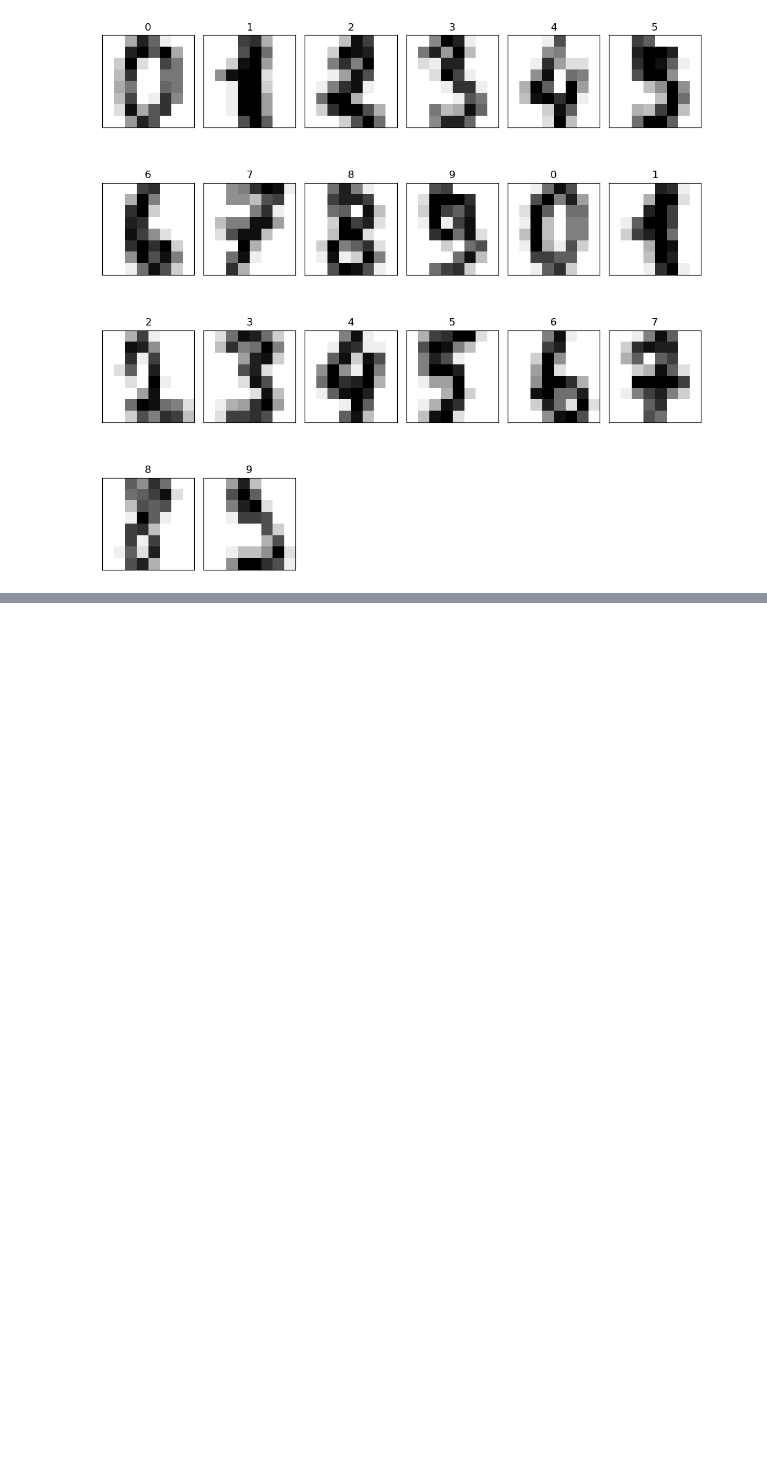
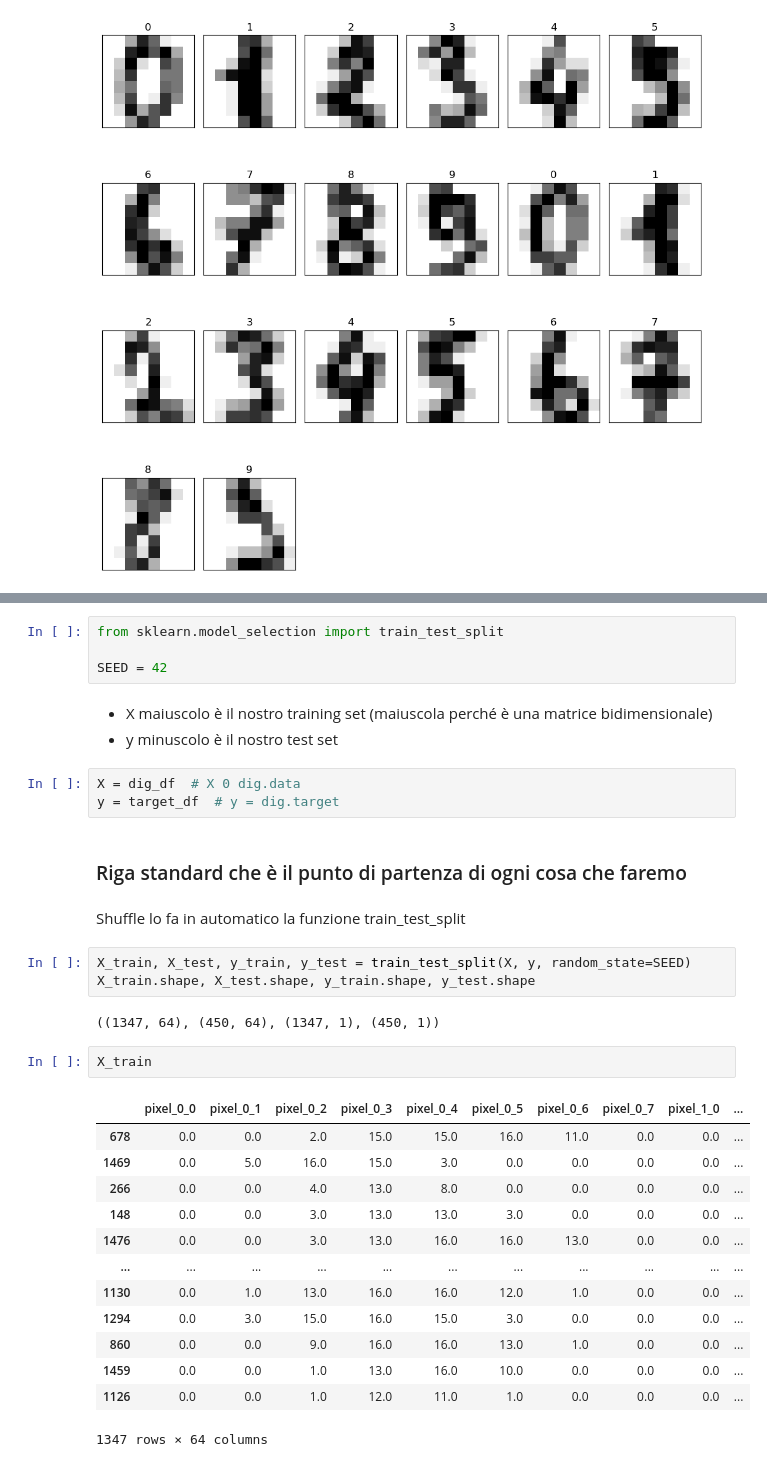
Before and after one commit to SBino01/AI_DS-first_project, a Jupyter notebook: Lezione4/mnist.ipynb, the cells around one changed output, grey strips where cells are left out. Saved outputs shown, nothing was run; the diff lists cells and outputs as text; blank space fills up the shorter version.

```diff
--- a/Lezione4/mnist.ipynb
+++ b/Lezione4/mnist.ipynb
@@ -156,0 +323,35 @@ show_multiple_img(dig.images[0:20], dig.target[0:20])
+# %%
+from sklearn.model_selection import train_test_split
+
+SEED = 42
+# %% [markdown]
+- X maiuscolo è il nostro training set (maiuscola perché è una matrice bidimensionale)
+- y minuscolo è il nostro test set
+# %%
+X = dig_df  # X 0 dig.data
+y = target_df  # y = dig.target
+# %% [markdown]
+### Riga standard che è il punto di partenza di ogni cosa che faremo
+# %% [markdown]
+Shuffle lo fa in automatico la funzione train_test_split
+# %%
+X_train, X_test, y_train, y_test = train_test_split(X, y, random_state=SEED)
+X_train.shape, X_test.shape, y_train.shape, y_test.shape
+# %% [output]
+((1347, 64), (450, 64), (1347, 1), (450, 1))
+# %%
+X_train
+# %% [output]
+|  | pixel_0_0 | pixel_0_1 | pixel_0_2 | pixel_0_3 | pixel_0_4 | pixel_0_5 | pixel_0_6 | pixel_0_7 | pixel_1_0 | ... |
+| 678 | 0.0 | 0.0 | 2.0 | 15.0 | 15.0 | 16.0 | 11.0 | 0.0 | 0.0 | ... |
+| 1469 | 0.0 | 5.0 | 16.0 | 15.0 | 3.0 | 0.0 | 0.0 | 0.0 | 0.0 | ... |
+| 266 | 0.0 | 0.0 | 4.0 | 13.0 | 8.0 | 0.0 | 0.0 | 0.0 | 0.0 | ... |
+| 148 | 0.0 | 0.0 | 3.0 | 13.0 | 13.0 | 3.0 | 0.0 | 0.0 | 0.0 | ... |
+| 1476 | 0.0 | 0.0 | 3.0 | 13.0 | 16.0 | 16.0 | 13.0 | 0.0 | 0.0 | ... |
+| ... | ... | ... | ... | ... | ... | ... | ... | ... | ... | ... |
+| 1130 | 0.0 | 1.0 | 13.0 | 16.0 | 16.0 | 12.0 | 1.0 | 0.0 | 0.0 | ... |
+| 1294 | 0.0 | 3.0 | 15.0 | 16.0 | 15.0 | 3.0 | 0.0 | 0.0 | 0.0 | ... |
+| 860 | 0.0 | 0.0 | 9.0 | 16.0 | 16.0 | 13.0 | 1.0 | 0.0 | 0.0 | ... |
+| 1459 | 0.0 | 0.0 | 1.0 | 13.0 | 16.0 | 10.0 | 0.0 | 0.0 | 0.0 | ... |
+| 1126 | 0.0 | 0.0 | 1.0 | 12.0 | 11.0 | 1.0 | 0.0 | 0.0 | 0.0 | ... |
+1347 rows × 64 columns
```
Also changed, not shown: parts of 21 cells of this notebook.
